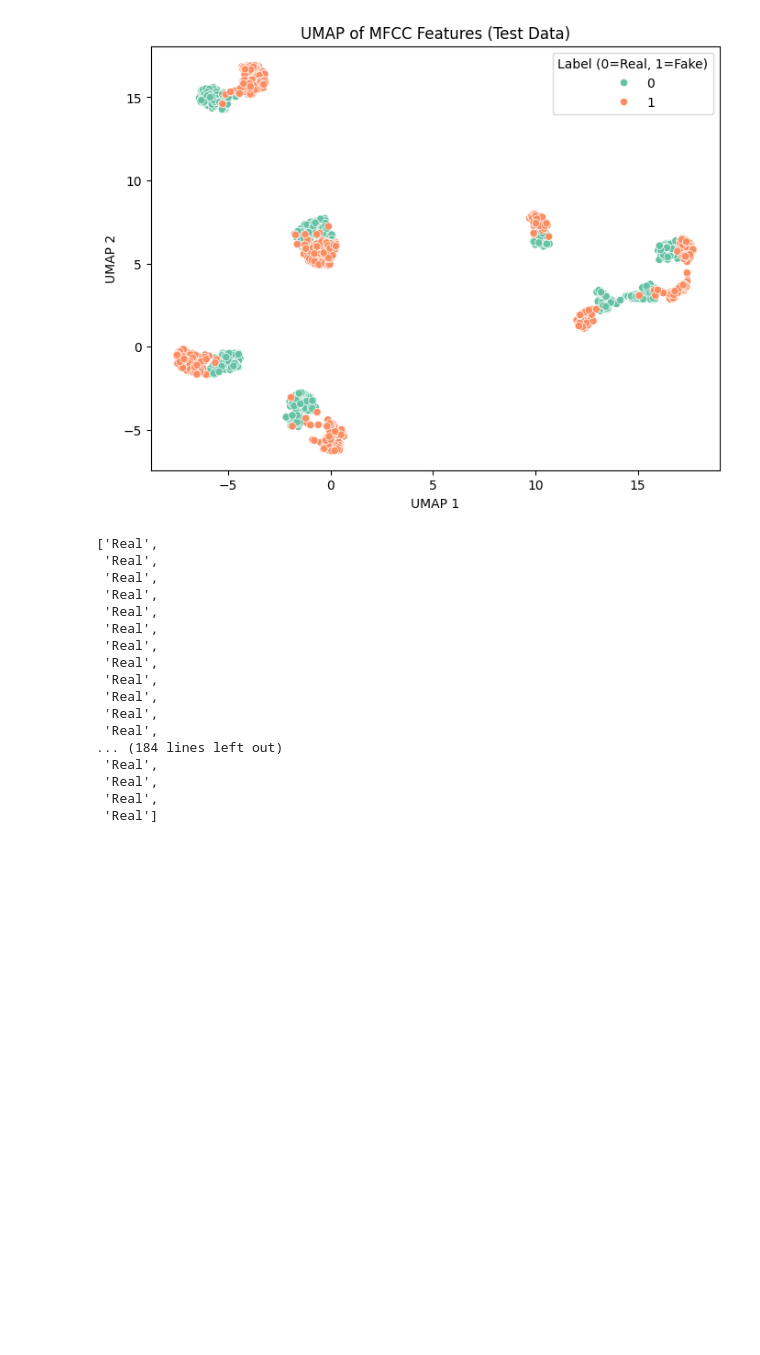
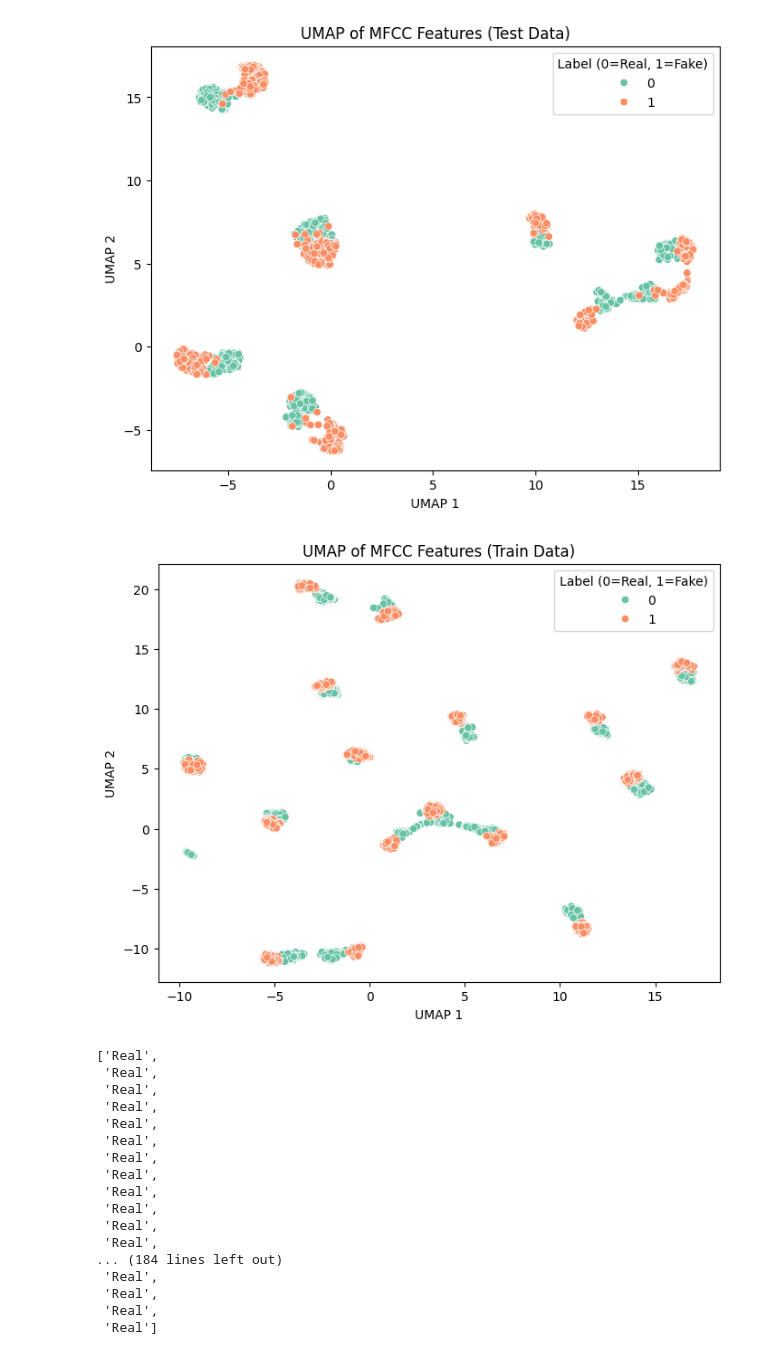
Before and after one commit to light3w3/ml_final, a Jupyter notebook: show_dataset_and_visualization.ipynb, the cells around one changed output. Drawn from its saved outputs; the diff is of its cells as text; code cells hidden in the pictures; blank space fills up the shorter version.

```diff
--- a/show_dataset_and_visualization.ipynb
+++ b/show_dataset_and_visualization.ipynb
@@ -24,6 +24,8 @@ Mounted at /content/drive
 # %%
 test_audio_path = '/content/drive/MyDrive/2501ml_data/test'
 test_label_path = '/content/drive/MyDrive/2501ml_data/label/test_label.txt'
+train_label_path = '/content/drive/MyDrive/2501ml_data/label/train_label.txt'
+train_audio_path = '/content/drive/MyDrive/2501ml_data/train'
 # %%
 with open(test_label_path, 'r') as f:
   lines = f.readlines()
@@ -133,6 +136,72 @@ plt.legend(title="Label (0=Real, 1=Fake)")
 plt.show()
 # %% [output]
 [figure]
+# %%
+#train 데이터
+import os
+import librosa
+import numpy as np
+import pandas as pd
+import matplotlib.pyplot as plt
+import seaborn as sns
+import umap
+from sklearn.preprocessing import StandardScaler
+from tqdm import tqdm
+
+# 🔹 1. train_label.txt 불러오기
+with open(train_label_path, 'r') as f:
+    lines = f.readlines()
+
+data = []
+for line in lines:
+    parts = line.strip().split()
+    if len(parts) >= 5:
+        speaker_id = parts[0]
+        filename = parts[1]
+        label = parts[-1]
+        data.append((filename, label, speaker_id))
+
+df = pd.DataFrame(data, columns=['filename', 'label', 'speaker_id'])
+
+# 🔹 2. MFCC 특징 추출
+mfcc_list = []
+labels = []
+
+for _, row in tqdm(df.iterrows(), total=len(df)):
+    filename = row['filename']
+    label = 0 if row['label'] == 'Real' else 1
+    file_path = os.path.join(train_audio_path, filename)
+
+    if not os.path.isfile(file_path):
+        print(f"파일 없음: {filename}")
+        continue
+
+    try:
+        y, sr = librosa.load(file_path, sr=16000)
+        mfcc = librosa.feature.mfcc(y=y, sr=sr, n_mfcc=13)
+        mfcc_mean = np.mean(mfcc, axis=1)
+        mfcc_list.append(mfcc_mean)
+        labels.append(label)
+    except Exception as e:
+        print(f"Error processing {filename}: {e}")
+
+# 🔹 3. 표준화
+X = StandardScaler().fit_transform(mfcc_list)
+
+# 🔹 4. UMAP 차원 축소
+reducer = umap.UMAP(n_components=2, random_state=42)
+X_embedded = reducer.fit_transform(X)
+
+# 🔹 5. 시각화
+plt.figure(figsize=(8, 6))
+sns.scatterplot(x=X_embedded[:, 0], y=X_embedded[:, 1], hue=labels, palette='Set2')
+plt.title("UMAP of MFCC Features (Train Data)")
+plt.xlabel("UMAP 1")
+plt.ylabel("UMAP 2")
+plt.legend(title="Label (0=Real, 1=Fake)")
+plt.show()
+# %% [output]
+[figure, added]
 # %%
 labels
 # %% [output]
```
Also changed, not shown: parts of 1 cell of this notebook.
